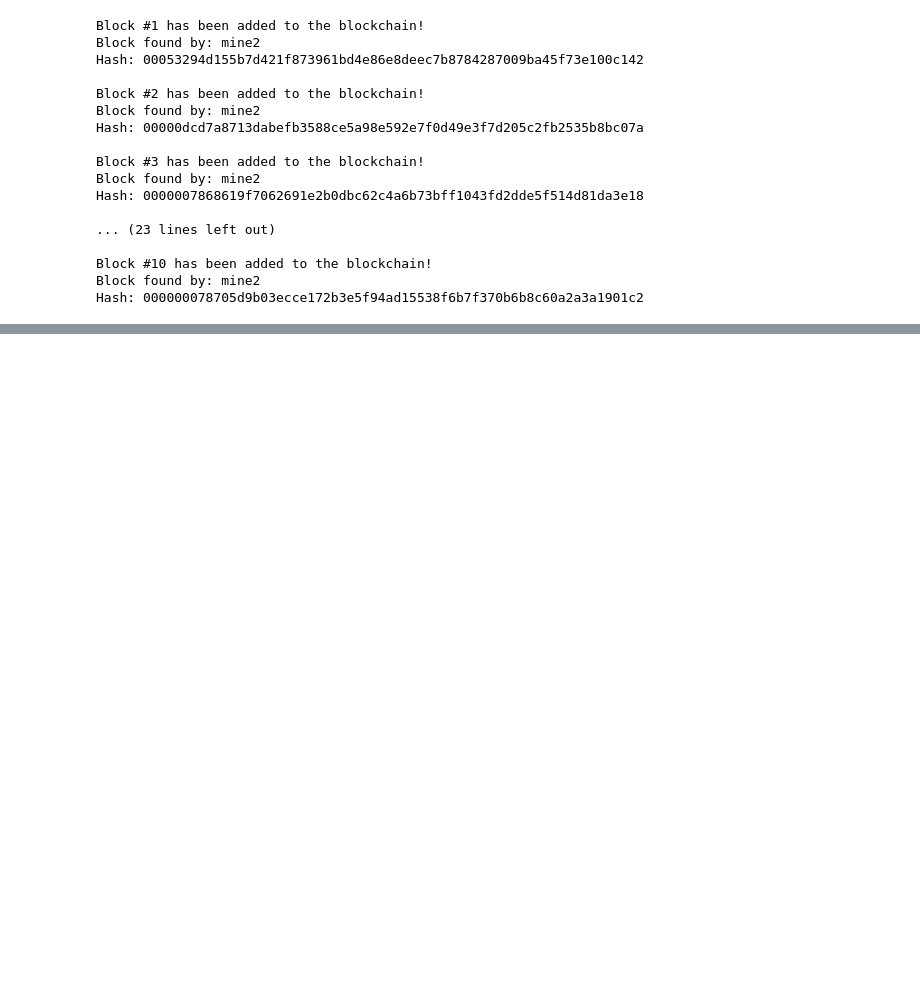
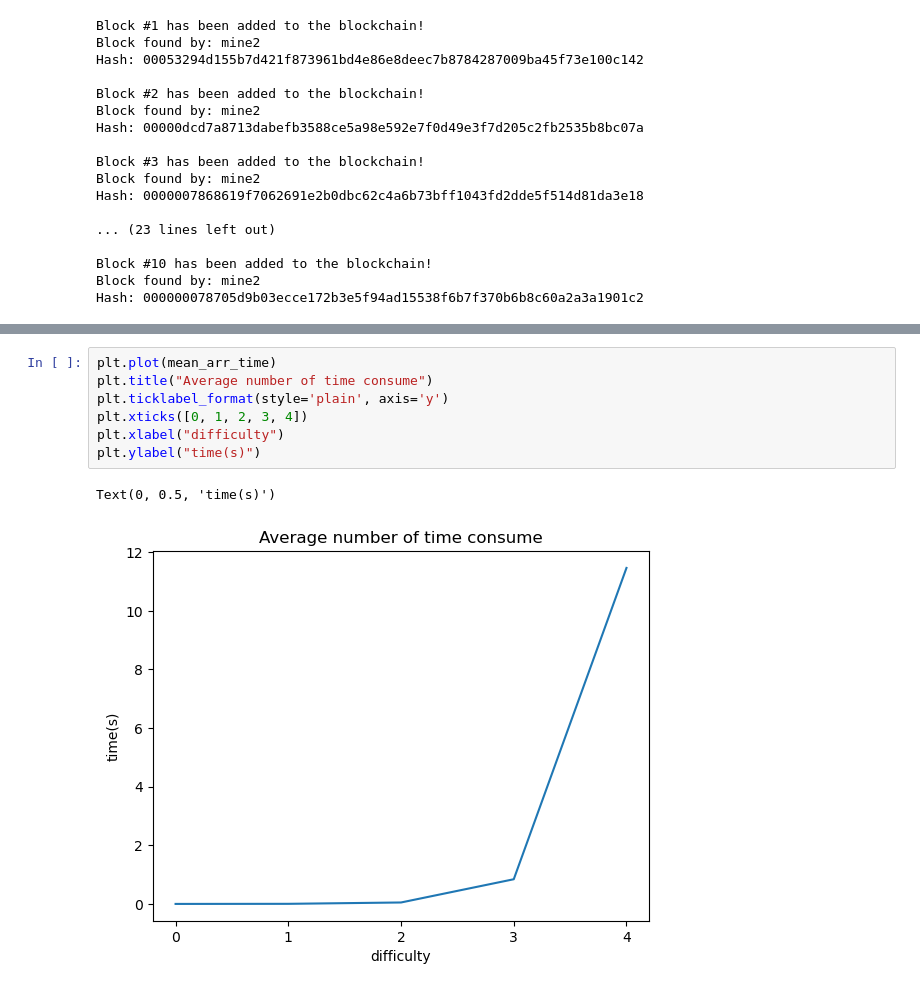
Before and after one commit to yzjake/DSAN5700_blockchain_technologies_HW, a Jupyter notebook: hw-1.ipynb, the cells around one changed output, grey strips where cells are left out. Saved outputs shown, nothing was run; the diff lists cells and outputs as text; blank space fills up the shorter version.

```diff
--- a/hw-1.ipynb
+++ b/hw-1.ipynb
@@ -433,0 +518,10 @@ Hash: 000000078705d9b03ecce172b3e5f94ad15538f6b7f370b6b8c60a2a3a1901c2
+# %%
+plt.plot(mean_arr_time)
+plt.title("Average number of time consume")
+plt.ticklabel_format(style='plain', axis='y')
+plt.xticks([0, 1, 2, 3, 4])
+plt.xlabel("difficulty")
+plt.ylabel("time(s)")
+# %% [output]
+Text(0, 0.5, 'time(s)')
+[figure, added]
```
Also changed, not shown: parts of 6 cells of this notebook.
